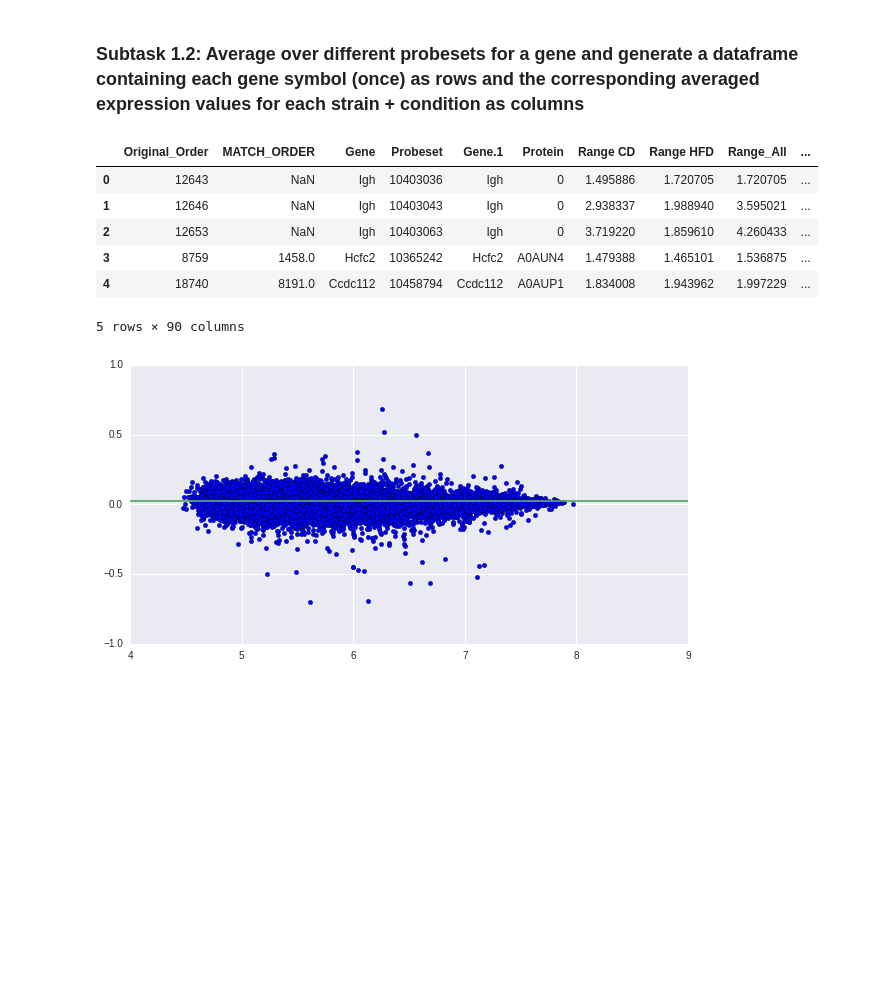
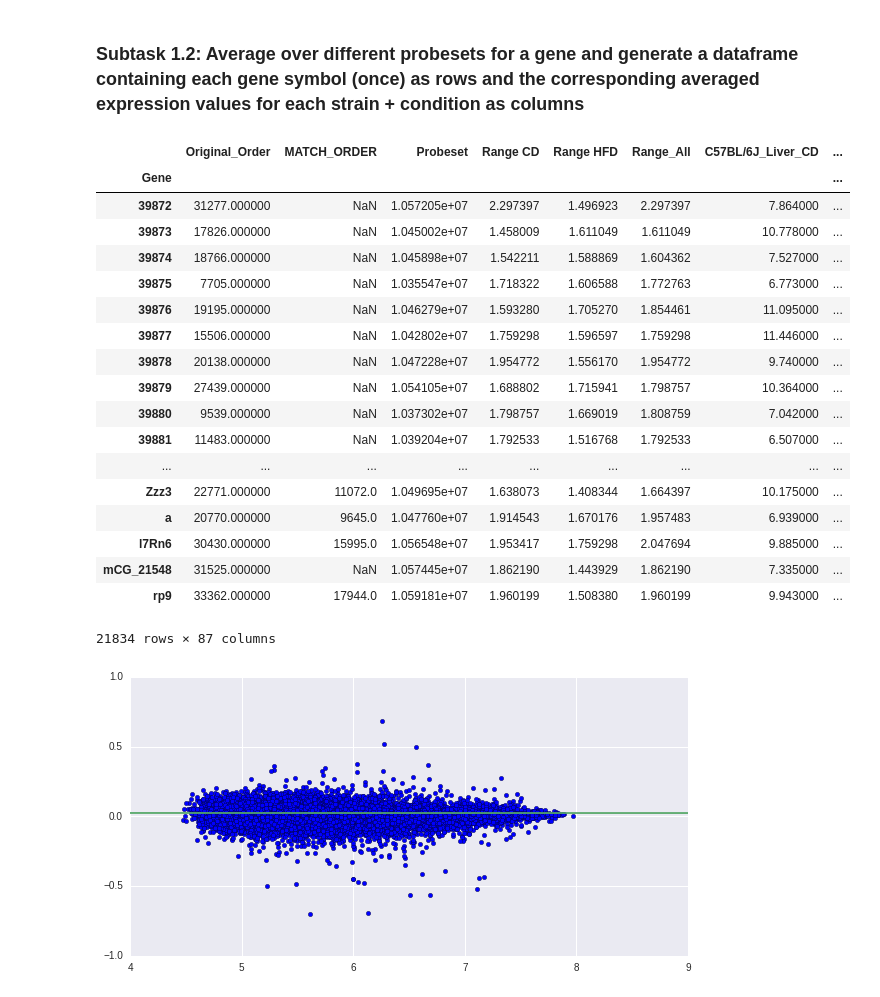
Before and after one commit to lucass122/Integrated_Bioinformatics, a Jupyter notebook: notebooks/DayX_DE_Analysis.ipynb, the cells around one changed output. Drawn from its saved outputs; the diff is of its cells as text; code cells hidden in the pictures; blank space fills up the shorter version.

```diff
--- a/notebooks/DayX_DE_Analysis.ipynb
+++ b/notebooks/DayX_DE_Analysis.ipynb
@@ -60,16 +59,30 @@ exp.dropna(how='all',inplace=True)
 exp.dropna(how='all',inplace=True,axis=1)
 # %% [markdown]
 ### Subtask 1.2: Average over different probesets for a gene and generate a dataframe containing each gene symbol (once)  as rows and the corresponding averaged expression values for each strain + condition as columns
+# %%
+exp = exp.groupby('Gene').mean()
 # %%
-exp.head()
+exp
 # %% [output]
-|  | Original_Order | MATCH_ORDER | Gene | Probeset | Gene.1 | Protein | Range CD | Range HFD | Range_All | ... |
-| 0 | 12643 | NaN | Igh | 10403036 | Igh | 0 | 1.495886 | 1.720705 | 1.720705 | ... |
-| 1 | 12646 | NaN | Igh | 10403043 | Igh | 0 | 2.938337 | 1.988940 | 3.595021 | ... |
-| 2 | 12653 | NaN | Igh | 10403063 | Igh | 0 | 3.719220 | 1.859610 | 4.260433 | ... |
-| 3 | 8759 | 1458.0 | Hcfc2 | 10365242 | Hcfc2 | A0AUN4 | 1.479388 | 1.465101 | 1.536875 | ... |
-| 4 | 18740 | 8191.0 | Ccdc112 | 10458794 | Ccdc112 | A0AUP1 | 1.834008 | 1.943962 | 1.997229 | ... |
+|  | Original_Order | MATCH_ORDER | Probeset | Range CD | Range HFD | Range_All | C57BL/6J_Liver_CD | ... |
+| Gene |  |  |  |  |  |  |  | ... |
+| 39872 | 31277.000000 | NaN | 1.057205e+07 | 2.297397 | 1.496923 | 2.297397 | 7.864000 | ... |
+| 39873 | 17826.000000 | NaN | 1.045002e+07 | 1.458009 | 1.611049 | 1.611049 | 10.778000 | ... |
+| 39874 | 18766.000000 | NaN | 1.045898e+07 | 1.542211 | 1.588869 | 1.604362 | 7.527000 | ... |
+| 39875 | 7705.000000 | NaN | 1.035547e+07 | 1.718322 | 1.606588 | 1.772763 | 6.773000 | ... |
+| 39876 | 19195.000000 | NaN | 1.046279e+07 | 1.593280 | 1.705270 | 1.854461 | 11.095000 | ... |
+| 39877 | 15506.000000 | NaN | 1.042802e+07 | 1.759298 | 1.596597 | 1.759298 | 11.446000 | ... |
+| 39878 | 20138.000000 | NaN | 1.047228e+07 | 1.954772 | 1.556170 | 1.954772 | 9.740000 | ... |
+| 39879 | 27439.000000 | NaN | 1.054105e+07 | 1.688802 | 1.715941 | 1.798757 | 10.364000 | ... |
+| 39880 | 9539.000000 | NaN | 1.037302e+07 | 1.798757 | 1.669019 | 1.808759 | 7.042000 | ... |
+| 39881 | 11483.000000 | NaN | 1.039204e+07 | 1.792533 | 1.516768 | 1.792533 | 6.507000 | ... |
+| ... | ... | ... | ... | ... | ... | ... | ... | ... |
+| Zzz3 | 22771.000000 | 11072.0 | 1.049695e+07 | 1.638073 | 1.408344 | 1.664397 | 10.175000 | ... |
+| a | 20770.000000 | 9645.0 | 1.047760e+07 | 1.914543 | 1.670176 | 1.957483 | 6.939000 | ... |
+| l7Rn6 | 30430.000000 | 15995.0 | 1.056548e+07 | 1.953417 | 1.759298 | 2.047694 | 9.885000 | ... |
+| mCG_21548 | 31525.000000 | NaN | 1.057445e+07 | 1.862190 | 1.443929 | 1.862190 | 7.335000 | ... |
+| rp9 | 33362.000000 | 17944.0 | 1.059181e+07 | 1.960199 | 1.508380 | 1.960199 | 9.943000 | ... |
-5 rows × 90 columns
+21834 rows × 87 columns
 # %%
 # %% [output]
 [figure]
```
Also changed, not shown: parts of 56 cells of this notebook, 1 other file.
